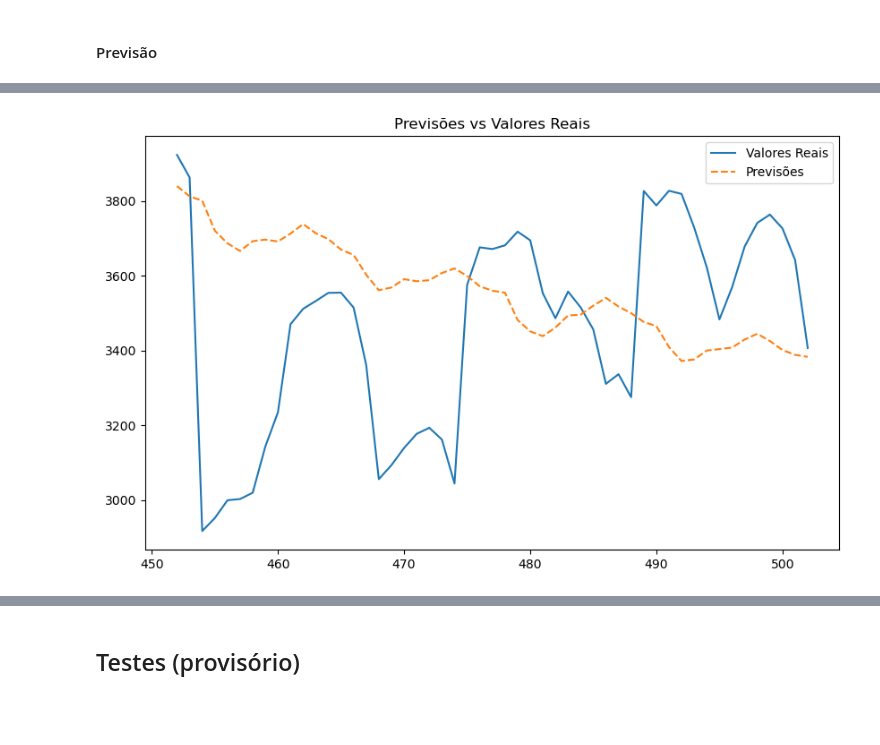
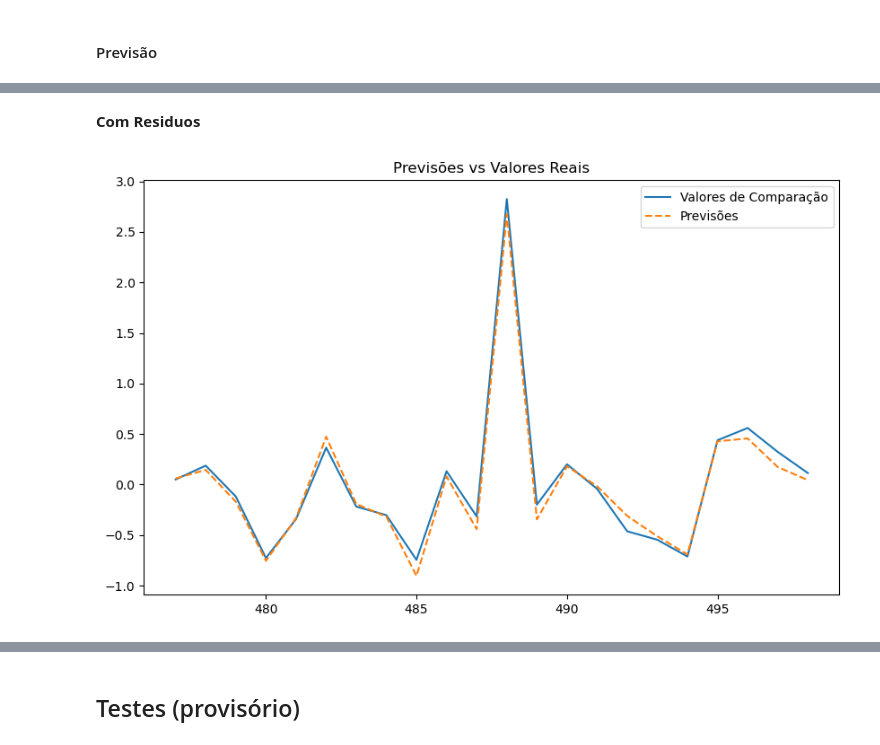
Before and after one commit to Elizetaa/Otimizacao-de-Gas-com-Neuro-Evolucao, a Jupyter notebook: main.ipynb, the cells around one changed output, grey strips where cells are left out. Cells and saved outputs as stored; diff of their text form; code cells hidden in the pictures; blank space fills up the shorter version.

```diff
--- a/main.ipynb
+++ b/main.ipynb
@@ -428,0 +434,12 @@ Para um nível de significância de 1.0%, rejeita a hipótese nula (os dados nã
+# %%
+ValorInicialData = data.iloc[0]
+dataDiff = data.diff().dropna()
+
+adfullerTest(dataDiff)
+
+plt.figure(figsize=(10, 6))
+# plt.plot(dataNormal, label="Valores Originais")
+plt.plot(dataDiff, label="Valores de Comparação")
+plt.title("Previsões vs Valores Reais")
+plt.legend()
+plt.show()
@@ -505,0 +607,18 @@ modeloSarima = modelo.fit(disp=False)
+# %%
+trainSize = int(len(dataWithoutResid)*0.95)
+trainData = dataWithoutResid[:trainSize]
+comparissonData = dataWithoutResid[trainSize:]
+
+modelo = SARIMAX(trainData, order=(3,1,3), seasonal_order=(2,1,2,7))
+modeloSarima = modelo.fit(disp=False)
+
+predicao = modeloSarima.forecast(steps=len(comparissonData))
+
+
+plt.figure(figsize=(10, 6))
+# plt.plot(dataNormal, label="Valores Originais")
+plt.plot(comparissonData, label="Valores de Comparação")
+plt.plot(predicao, label="Previsões", linestyle="--")
+plt.title("Previsões vs Valores Reais")
+plt.legend()
+plt.show()
@@ -505,0 +627,2 @@ modeloSarima = modelo.fit(disp=False)
+# %% [markdown]
+**Com Residuos**
@@ -506,11 +647,13 @@ modeloSarima = modelo.fit(disp=False)
 # %%
-predicao = modeloSarima.forecast(steps=len(comparissonData))
+comparissonResidReverted = comparissonData + dataResid[trainSize:]
+predicaoResidReverted = predicao + dataResid[trainSize:]
 
 plt.figure(figsize=(10, 6))
-plt.plot(comparissonData.index, comparissonData, label="Valores Reais")
-plt.plot(comparissonData.index, predicao, label="Previsões", linestyle="--")
+# plt.plot(dataNormal, label="Valores Originais")
+plt.plot(comparissonResidReverted, label="Valores de Comparação")
+plt.plot(predicaoResidReverted, label="Previsões", linestyle="--")
 plt.title("Previsões vs Valores Reais")
 plt.legend()
 plt.show()
 # %% [output]
-[figure, old version]
+[figure, new version]
```
Also changed, not shown: parts of 40 cells of this notebook.
